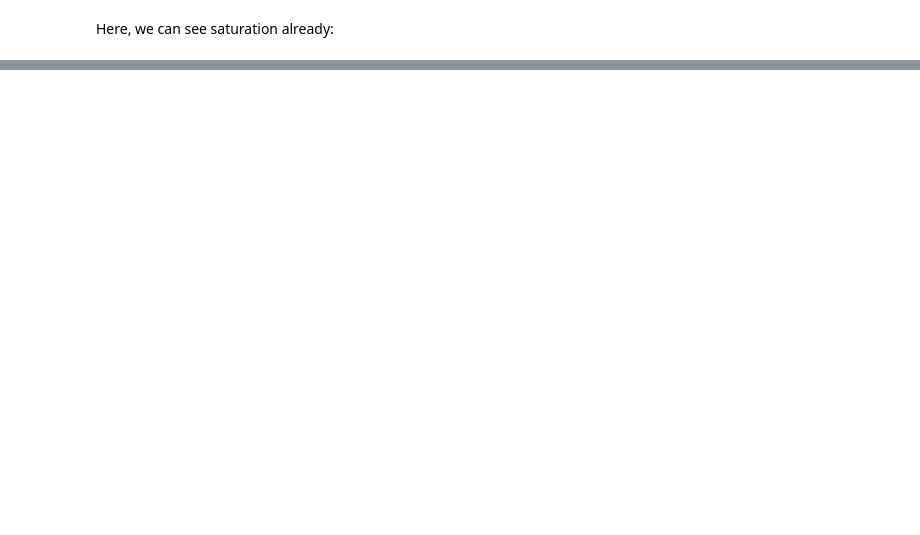
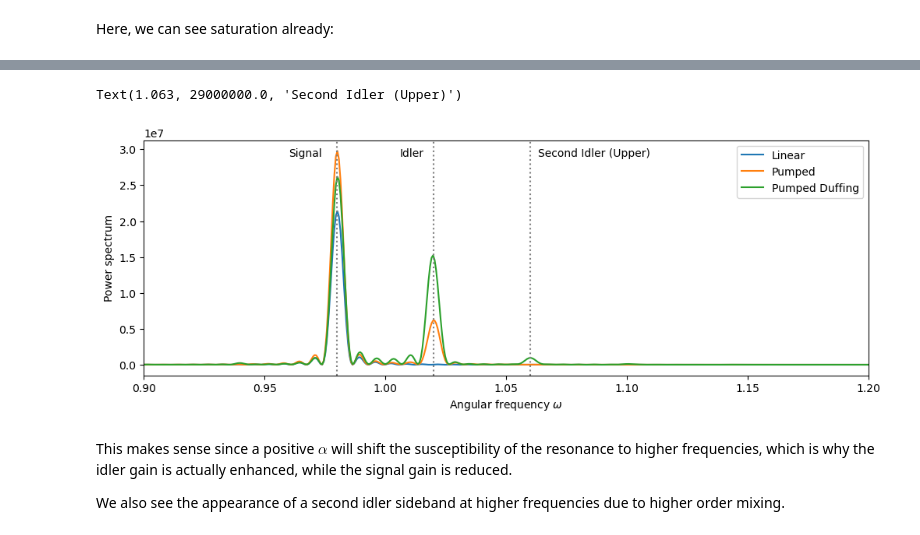
Before and after one commit to gsteele13/JPA-Harmonic-Balance, a Jupyter notebook: brute_force_ode_integration/JPA numerical integration.ipynb, the cells around one changed output, grey strips where cells are left out. Drawn from its saved outputs; the diff is of its cells as text; code cells hidden in the pictures; blank space fills up the shorter version.

```diff
--- a/brute_force_ode_integration/JPA numerical integration.ipynb
+++ b/brute_force_ode_integration/JPA numerical integration.ipynb
@@ -94,0 +96,29 @@ plt.plot(t2,x2)
+# %%
+def plot_spec(x, lab=""):
+    Nf = len(x)*10
+    xf = np.fft.fft(x, Nf)
+    w = np.fft.fftfreq(Nf, d = T/(N-1))*2*np.pi
+    xf = xf[0:N//2]
+    w = w[0:N//2]
+    plt.plot(w,np.abs(xf)**2, label=lab)
+    plt.xlim(0.9,1.2)
+# %%
+plot_spec(x0, "Linear")
+plot_spec(x1, "Pumped")
+plot_spec(x2, "Pumped Duffing")
+plt.axvline(0.98, ls=":", c='grey')
+plt.axvline(1.02, ls=":", c='grey')
+plt.axvline(1.06, ls=":", c='grey')
+plt.legend()
+plt.xlabel("Angular frequency $\omega$")
+plt.ylabel("Power spectrum")
+plt.text(0.96, 2.9e7, "Signal")
+plt.text(1.006, 2.9e7, "Idler")
+plt.text(1.063, 2.9e7, "Second Idler (Upper)")
+# %% [output]
+Text(1.063, 29000000.0, 'Second Idler (Upper)')
+[figure, added]
+# %% [markdown]
+This makes sense since a positive $\alpha$ will shift the susceptibility of the resonance to higher frequencies, which is why the idler gain is actually enhanced, while the signal gain is reduced.
+
+We also see the appearance of a second idler sideband at higher frequencies due to higher order mixing.
```
Also changed, not shown: parts of 6 cells of this notebook, 1 other file.
